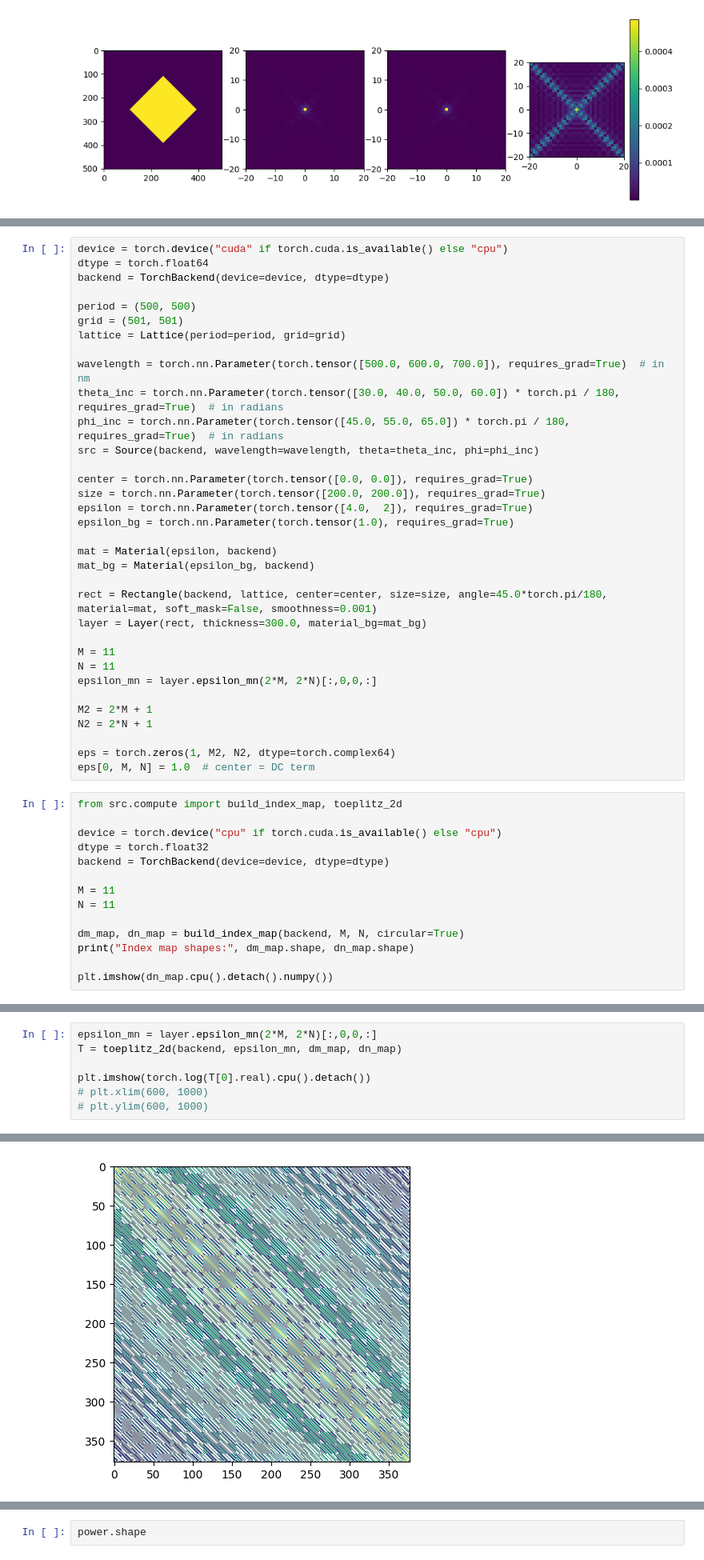
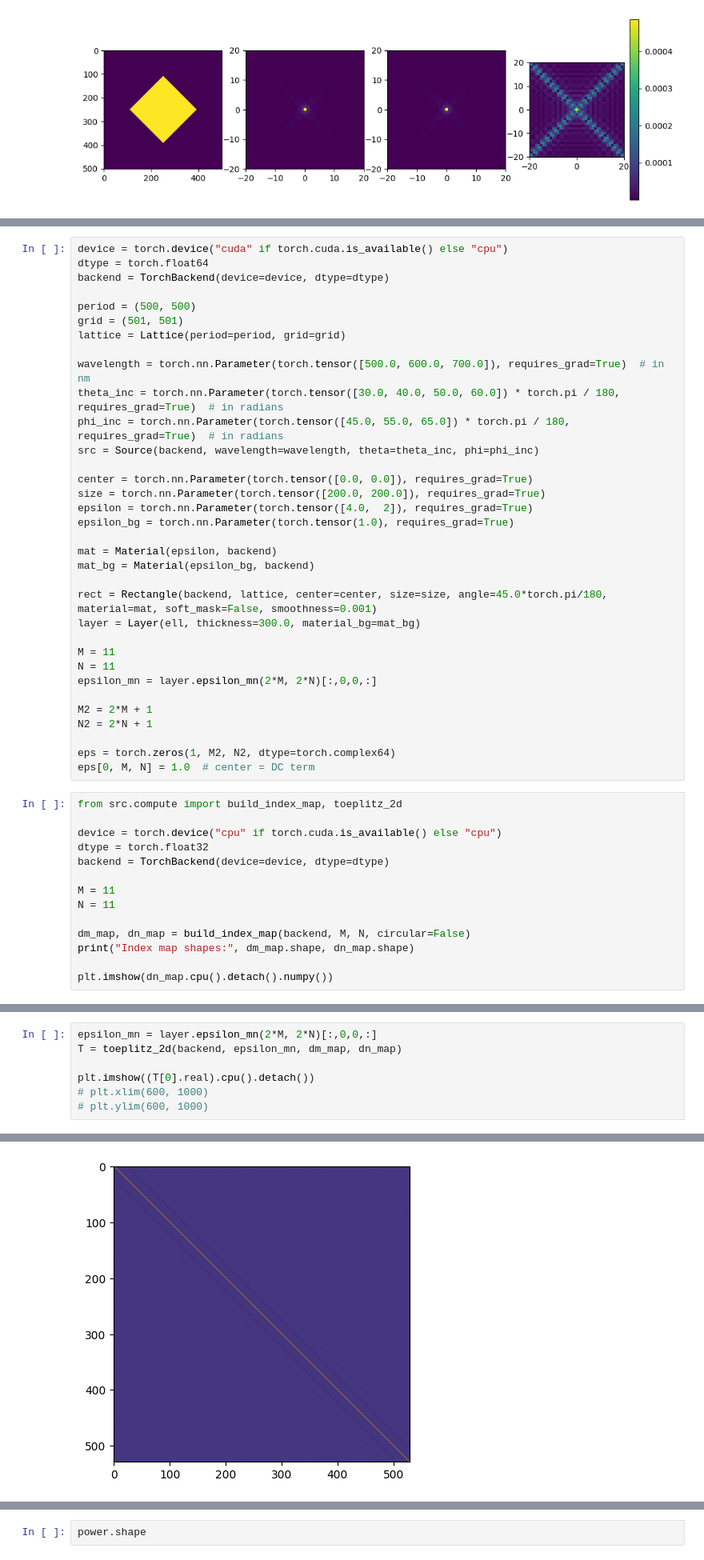
Before and after one commit to RodionovSA/metarcwa, a Jupyter notebook: test.ipynb, the cells around one changed output, grey strips where cells are left out. Shown: that part at 80% size. Drawn from its saved outputs; the diff is of its cells as text.

```diff
--- a/test.ipynb
+++ b/test.ipynb
@@ -237,7 +379,7 @@ mat = Material(epsilon, backend)
 mat_bg = Material(epsilon_bg, backend)
 
 rect = Rectangle(backend, lattice, center=center, size=size, angle=45.0*torch.pi/180, material=mat, soft_mask=False, smoothness=0.001)
-layer = Layer(rect, thickness=300.0, material_bg=mat_bg)
+layer = Layer(ell, thickness=300.0, material_bg=mat_bg)
 
 M = 11
 N = 11
@@ -258,7 +400,7 @@ backend = TorchBackend(device=device, dtype=dtype)
 M = 11
 N = 11
 
-dm_map, dn_map = build_index_map(backend, M, N, circular=True)
+dm_map, dn_map = build_index_map(backend, M, N, circular=False)
 print("Index map shapes:", dm_map.shape, dn_map.shape)
 
 plt.imshow(dn_map.cpu().detach().numpy())
@@ -269,13 +411,13 @@ Index map shapes: torch.Size([377, 377]) torch.Size([377, 377])
 # %%
 epsilon_mn = layer.epsilon_mn(2*M, 2*N)[:,0,0,:]
 T = toeplitz_2d(backend, epsilon_mn, dm_map, dn_map)
 
-plt.imshow(torch.log(T[0].real).cpu().detach())
+plt.imshow((T[0].real).cpu().detach())
 # plt.xlim(600, 1000)
 # plt.ylim(600, 1000)
 # %% [output]
 <matplotlib.image.AxesImage at 0x...>
-[figure, old version]
+[figure, new version]
 # %%
 from src.compute import diagonal_K_matrices
 
```
Also changed, not shown: parts of 10 cells of this notebook, 3 other files.
